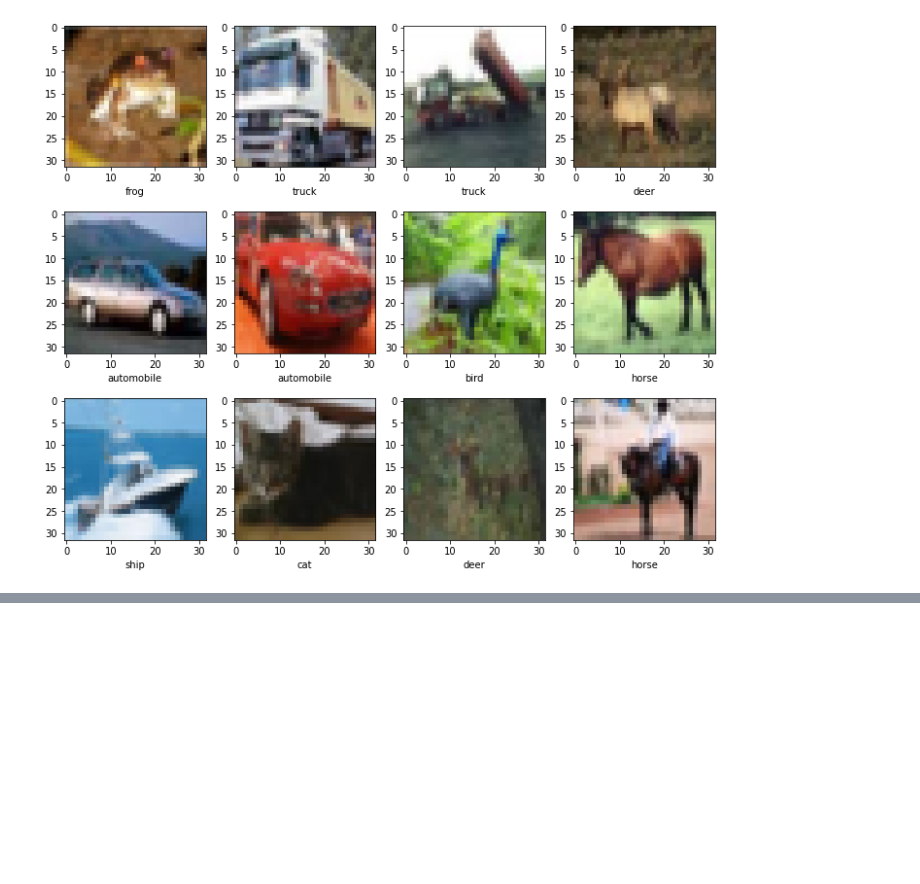
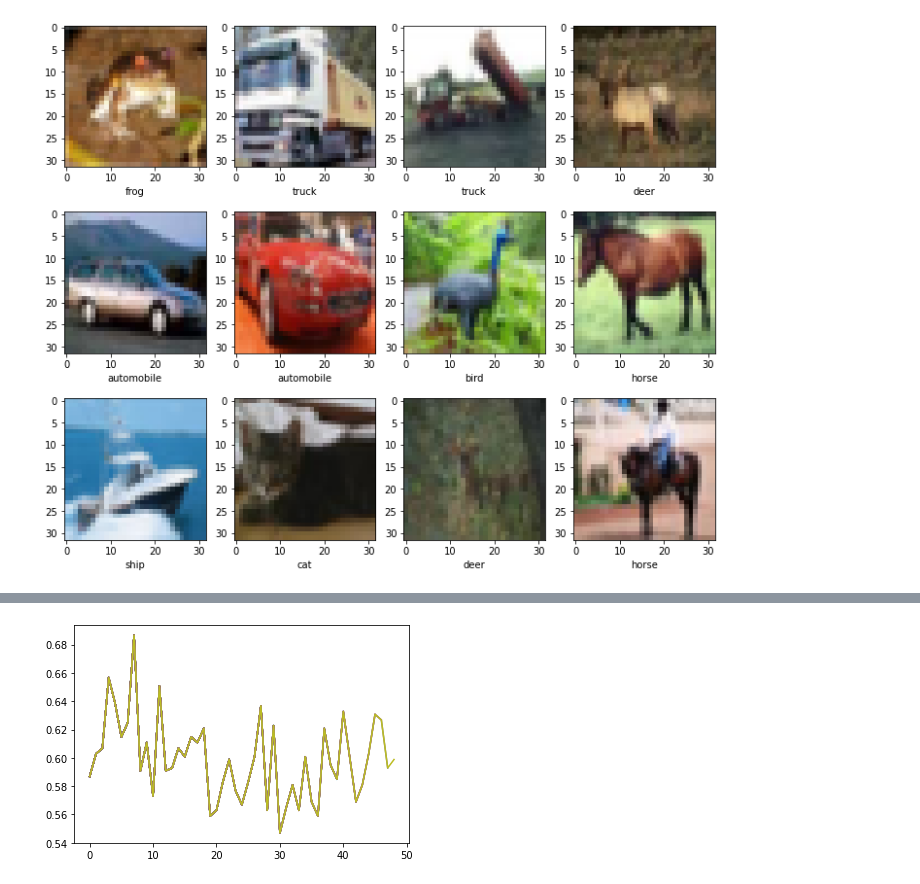
Before and after one commit to czkaiweb/DeepVision, a Jupyter notebook: Day2.ipynb, the cells around one changed output, grey strips where cells are left out. Cells and saved outputs as stored; diff of their text form; code cells hidden in the pictures; blank space fills up the shorter version.

```diff
--- a/Day2.ipynb
+++ b/Day2.ipynb
@@ -29,8 +29,8 @@ dataset = CIFAR(path = trainPath)
 testset = CIFAR(path = testPath)
 
 batch_size = 50
-train_loader = DataLoader(dataset=dataset, batch_size=batch_size, shuffle=True)
-test_loader = DataLoader(dataset=testset, shuffle=True)
+train_loader = DataLoader(dataset=dataset, batch_size=batch_size, shuffle=True, drop_last=True)
+test_loader = DataLoader(dataset=testset, shuffle=True, drop_last=True)
 
 def display():
     plt.figure(figsize=[12,10])
@@ -127,0 +109,61 @@ Epoch 49, loss 0 Accurancy: 0.4151696606786427
+# %%
+from Model import CIFAR_CNN
+cnn_model = CIFAR_CNN()
+cnn_model_norm = CIFAR_CNN(useBatchNorm = True)
+
+opt_cnn = torch.optim.Adam(cnn_model.parameters())
+crossentropy_cnn = nn.CrossEntropyLoss()
+# %%
+cnn_loss_history = []
+cnn_val_accuracy = []
+def cnn_train(epoch):
+    maxstep = 0
+    epoch_loss = 0
+    n_batches = len(dataset)//batch_size
+    for step,data in enumerate(train_loader,0):
+        train_x, train_y = data
+        x = torch.tensor(train_x,dtype=torch.float32)
+        y = torch.tensor(train_y,dtype=torch.float32)
+        if len(y) < batch_size:
+            continue
+        y_pred = cnn_model.forward(x)
+        y_pred = y_pred.view(-1,10)
+        # compute loss
+        loss = crossentropy_cnn(y_pred,y.long()).mean()
+        epoch_loss += loss.item()
+
+        # compute gradients
+        loss.backward()
+
+        # adam step
+        opt_cnn.step()
+
+        # clear gradients
+        opt_cnn.zero_grad()
+
+
+    epoch_loss = epoch_loss / n_batches
+    cnn_loss_history.append(epoch_loss)
+    epoch_loss = 0
+
+    correct = 0
+    total = 0
+    with torch.no_grad():
+        for i, data in enumerate(test_loader,0):
+            img,label = data
+            cnn_model.eval()
+            output = cnn_model.forward(img)
+            _,predict = torch.max(output.data,1)
+            filterList = (predict == label)
+            correct += filterList.sum().data
+            total   += len(filterList)
+            if i == 500:
+                break
+    accu = float(correct)/total
+    cnn_val_accuracy.append(accu)
+    print("Epoch {}, loss {} Accurancy: {}".format(epoch, epoch_loss, accu))
+
+for epoch in range(1, 50):
+    cnn_train(epoch)
+    plt.plot(cnn_val_accuracy)
+# %% [output]
@@ -127,0 +187 @@ Epoch 49, loss 0 Accurancy: 0.4151696606786427
+[figure, added]
```
Also changed, not shown: parts of 2 cells of this notebook, 1 other file.
